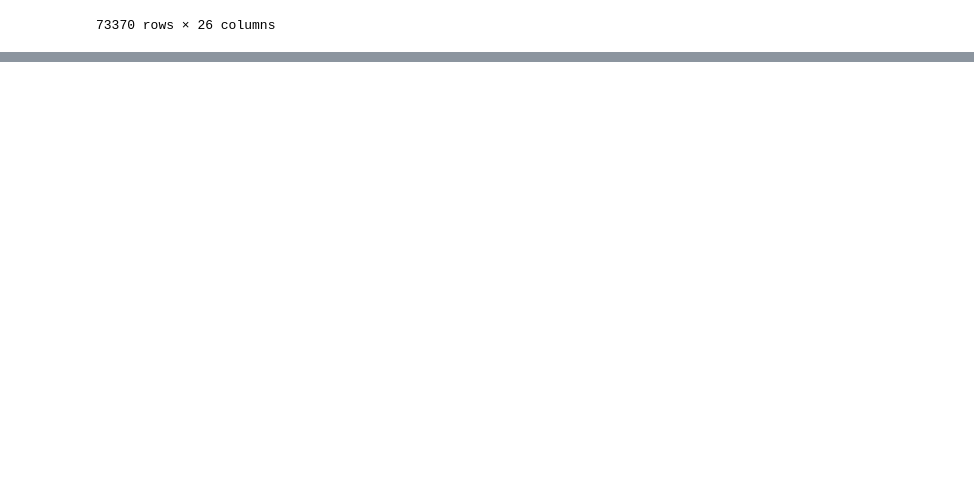
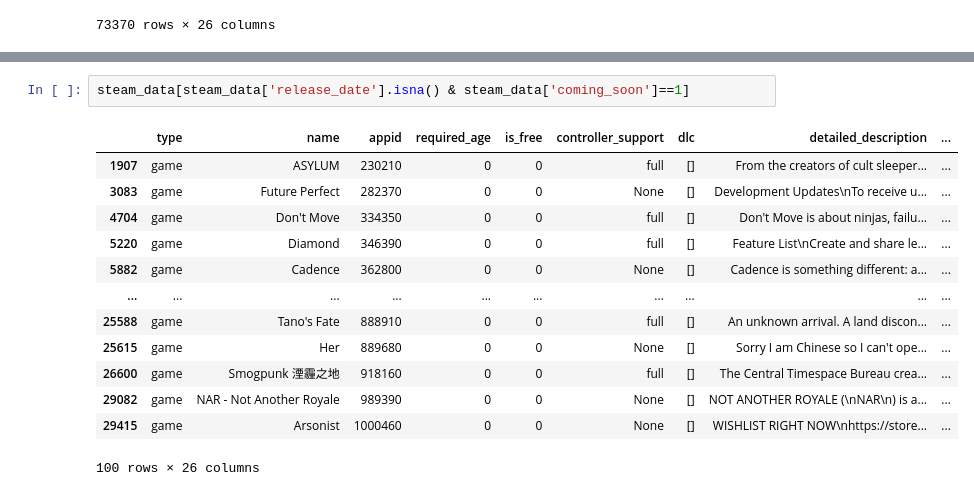
Before and after one commit to DataForgeOpenAIHub/Steam-Sales-Analysis, a Jupyter notebook: steam_sales/notebooks/data_cleaning.ipynb, the cells around one changed output, grey strips where cells are left out. Saved outputs shown, nothing was run; the diff lists cells and outputs as text; blank space fills up the shorter version.

```diff
--- a/steam_sales/notebooks/data_cleaning.ipynb
+++ b/steam_sales/notebooks/data_cleaning.ipynb
@@ -68,0 +197,16 @@ steam_data
+# %%
+steam_data[steam_data['release_date'].isna() & steam_data['coming_soon']==1]
+# %% [output]
+|  | type | name | appid | required_age | is_free | controller_support | dlc | detailed_description | ... |
+| 1907 | game | ASYLUM | 230210 | 0 | 0 | full | [] | From the creators of cult sleeper... | ... |
+| 3083 | game | Future Perfect | 282370 | 0 | 0 | None | [] | Development Updates\nTo receive u... | ... |
+| 4704 | game | Don't Move | 334350 | 0 | 0 | full | [] | Don't Move is about ninjas, failu... | ... |
+| 5220 | game | Diamond | 346390 | 0 | 0 | full | [] | Feature List\nCreate and share le... | ... |
+| 5882 | game | Cadence | 362800 | 0 | 0 | None | [] | Cadence is something different: a... | ... |
+| ... | ... | ... | ... | ... | ... | ... | ... | ... | ... |
+| 25588 | game | Tano's Fate | 888910 | 0 | 0 | full | [] | An unknown arrival. A land discon... | ... |
+| 25615 | game | Her | 889680 | 0 | 0 | None | [] | Sorry I am Chinese so I can't ope... | ... |
+| 26600 | game | Smogpunk 湮霾之地 | 918160 | 0 | 0 | full | [] | The Central Timespace Bureau crea... | ... |
+| 29082 | game | NAR - Not Another Royale | 989390 | 0 | 0 | None | [] | NOT ANOTHER ROYALE (\nNAR\n) is a... | ... |
+| 29415 | game | Arsonist | 1000460 | 0 | 0 | None | [] | WISHLIST RIGHT NOW\nhttps://store... | ... |
+100 rows × 26 columns
```
Also changed, not shown: parts of 15 cells of this notebook.
